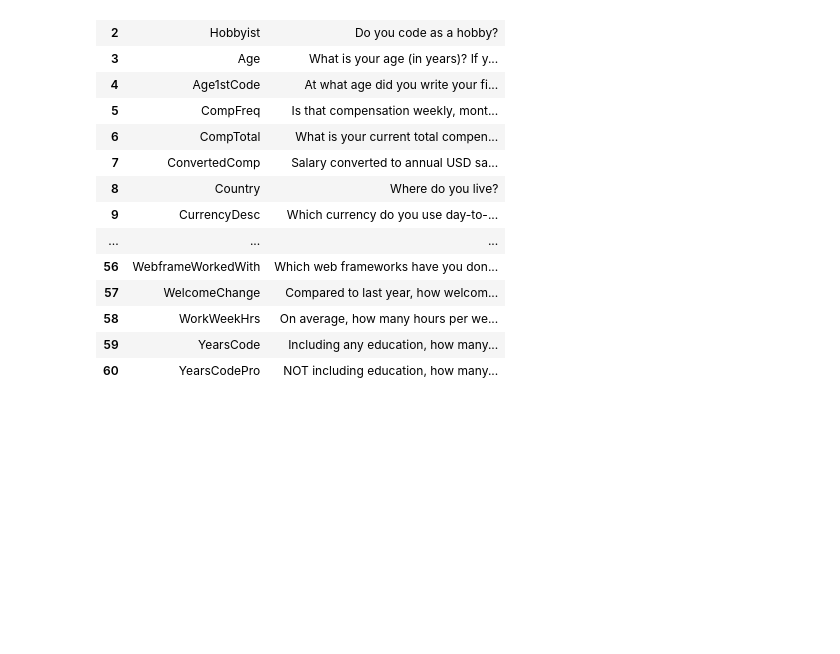
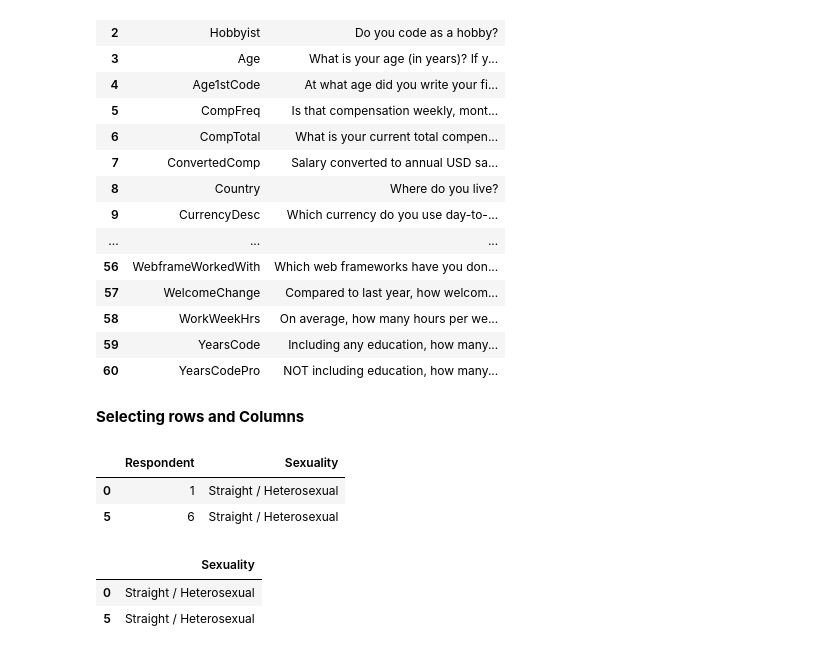
Before and after one commit to mkayanda/Personal_Projects, a Jupyter notebook: Pandas_stuff.ipynb, the cells around one changed output. Drawn from its saved outputs; the diff is of its cells as text; code cells hidden in the pictures; blank space fills up the shorter version.

```diff
--- a/Pandas_stuff.ipynb
+++ b/Pandas_stuff.ipynb
@@ -81,3 +81,19 @@ schema_df
 | 58 | WorkWeekHrs | On average, how many hours per we... |
 | 59 | YearsCode | Including any education, how many... |
 | 60 | YearsCodePro | NOT including education, how many... |
+# %% [markdown]
+**Selecting rows and Columns**
+# %%
+#you can access rows and columns by index
+#in this example the first 0,5 refers to the row/rows you want. the second set (0,46) refers to the column location
+df.iloc[[0,5], [0,46]]
+# %% [output]
+|  | Respondent | Sexuality |
+| 0 | 1 | Straight / Heterosexual |
+| 5 | 6 | Straight / Heterosexual |
+# %%
+df.loc[[0,5], ['Sexuality']]
+# %% [output]
+|  | Sexuality |
+| 0 | Straight / Heterosexual |
+| 5 | Straight / Heterosexual |
```
Also changed, not shown: parts of 5 cells of this notebook.
